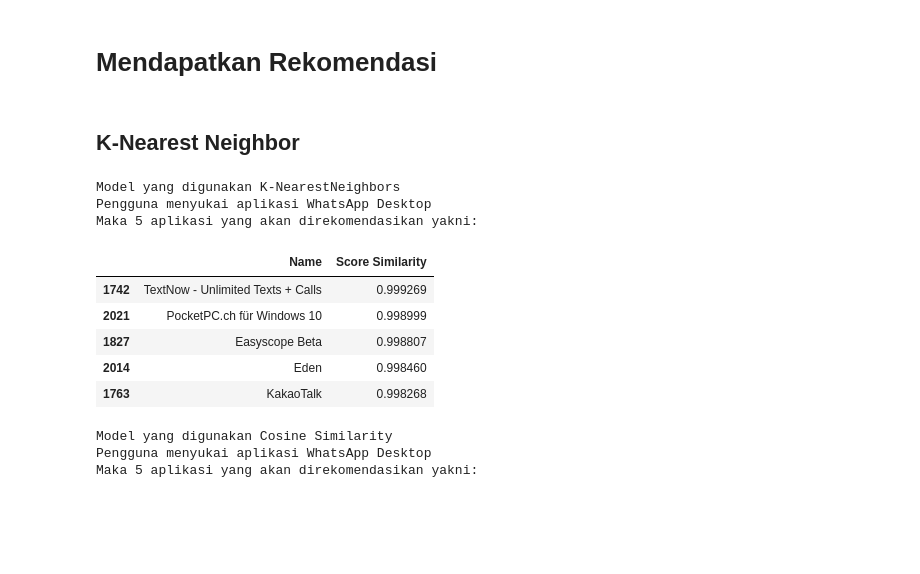
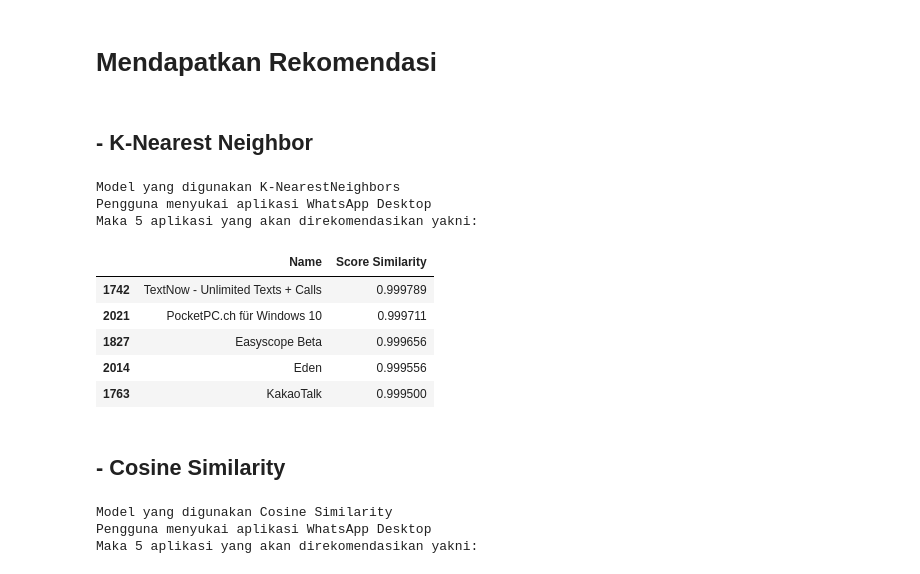
Before and after one commit to TutiAmalia/Klasifikasi-Gambar-, a Jupyter notebook: RecommendationSystem.ipynb, the cells around one changed output. Cells and saved outputs as stored; diff of their text form; code cells hidden in the pictures; blank space fills up the shorter version.

```diff
--- a/RecommendationSystem.ipynb
+++ b/RecommendationSystem.ipynb
@@ -435,6 +465,6 @@ col_num
 # %%
-# Inisiasi StandardScaler()
-scaler = StandardScaler()
+# Inisiasi MinMaxScaler()
+scaler = MinMaxScaler()
 # %%
 # Melakukan standarisasi data
 scaled = scaler.fit_transform(df[col_num])
@@ -617,4 +644,4 @@ Shape: (5321, 5321)
 # %% [markdown]
 # Mendapatkan Rekomendasi
 # %% [markdown]
-## K-Nearest Neighbor
+## - K-Nearest Neighbor
@@ -621,27 +652,30 @@ Shape: (5321, 5321)
 # %%
-# Fungsi untuk mendapatkan aplikasi yang direkomendasikan berdasarkan nearest
-# neighbors pada kategori aplikasi
+# Fungsi untuk mendapatkan aplikasi yang direkomendasikan berdasarkan Nearest
+# Neighbors pada kategori aplikasi
 def getRecommendationsKnn(title, k=5):
   # Mencari aplikasi terdekat berdasarkan aplikasi yang disukai pengguna
   score, neighbors = model.kneighbors([df.loc[title]], n_neighbors=k+1)
 
   # mengambil nama yang akan direkomendasikan
   neighbors = [i[-k:] for i in neighbors][0]
   # mengambil score yang akan direkomendasikan
   score = [(100-i[-k:])*0.01 for i in score][0]
   print('Model yang digunakan K-NearestNeighbors')
   print('Pengguna menyukai aplikasi {} \nMaka {} aplikasi yang akan direkomendasikan yakni:'.format(title, k))
   return pd.DataFrame(data = {'Name': titles.iloc[neighbors], 'Score Similarity':score})
 
-getRecommendationsKnn('WhatsApp Desktop')
+rec_knn = getRecommendationsKnn('WhatsApp Desktop')
+rec_knn
 # %% [output]
 Model yang digunakan K-NearestNeighbors
 Pengguna menyukai aplikasi WhatsApp Desktop
 Maka 5 aplikasi yang akan direkomendasikan yakni:
 |  | Name | Score Similarity |
-| 1742 | TextNow - Unlimited Texts + Calls | 0.999269 |
-| 2021 | PocketPC.ch für Windows 10 | 0.998999 |
-| 1827 | Easyscope Beta | 0.998807 |
-| 2014 | Eden | 0.998460 |
-| 1763 | KakaoTalk | 0.998268 |
+| 1742 | TextNow - Unlimited Texts + Calls | 0.999789 |
+| 2021 | PocketPC.ch für Windows 10 | 0.999711 |
+| 1827 | Easyscope Beta | 0.999656 |
+| 2014 | Eden | 0.999556 |
+| 1763 | KakaoTalk | 0.999500 |
+# %% [markdown]
+## - Cosine Similarity
 # %%
```
Also changed, not shown: parts of 40 cells of this notebook.
